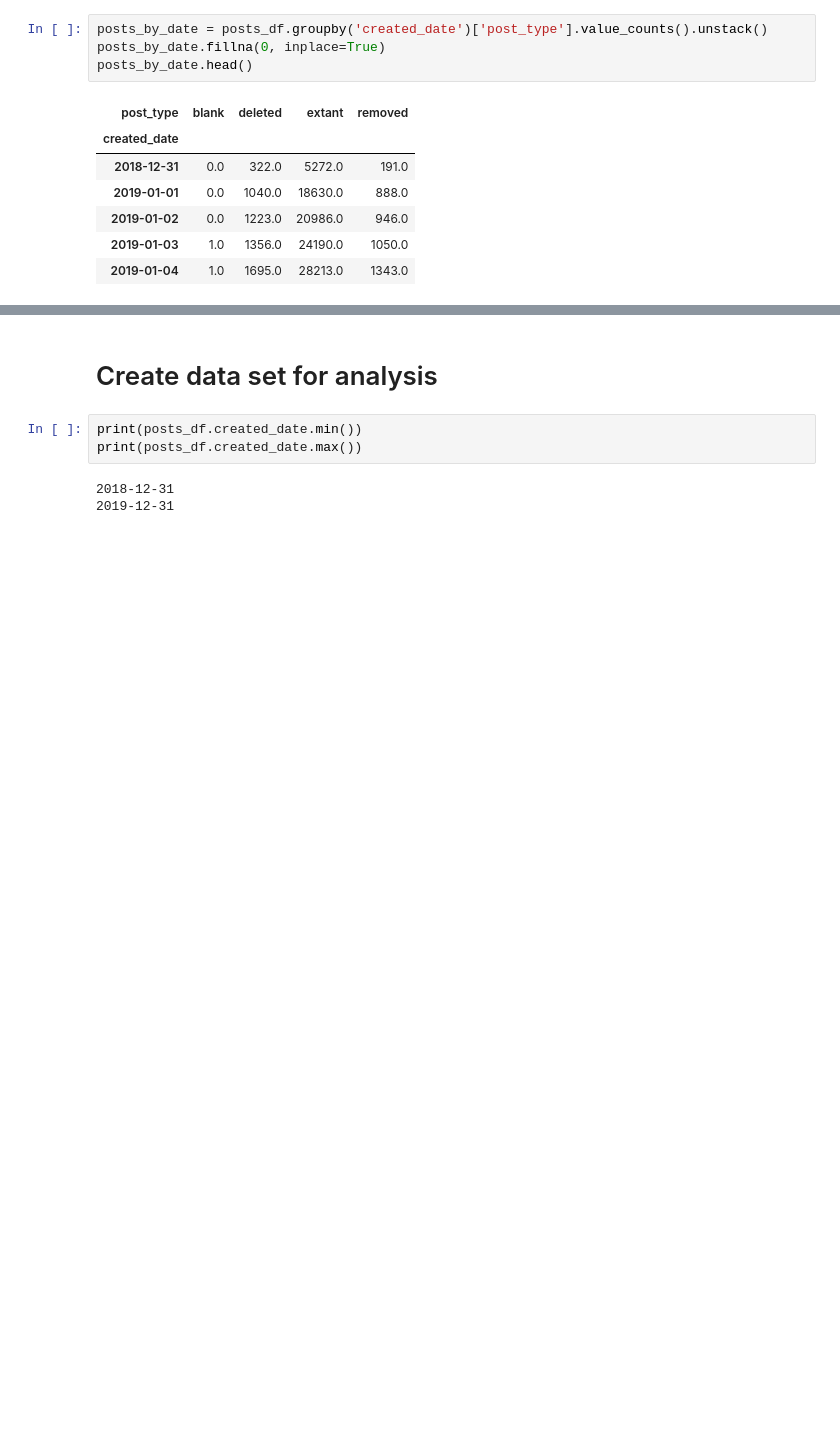
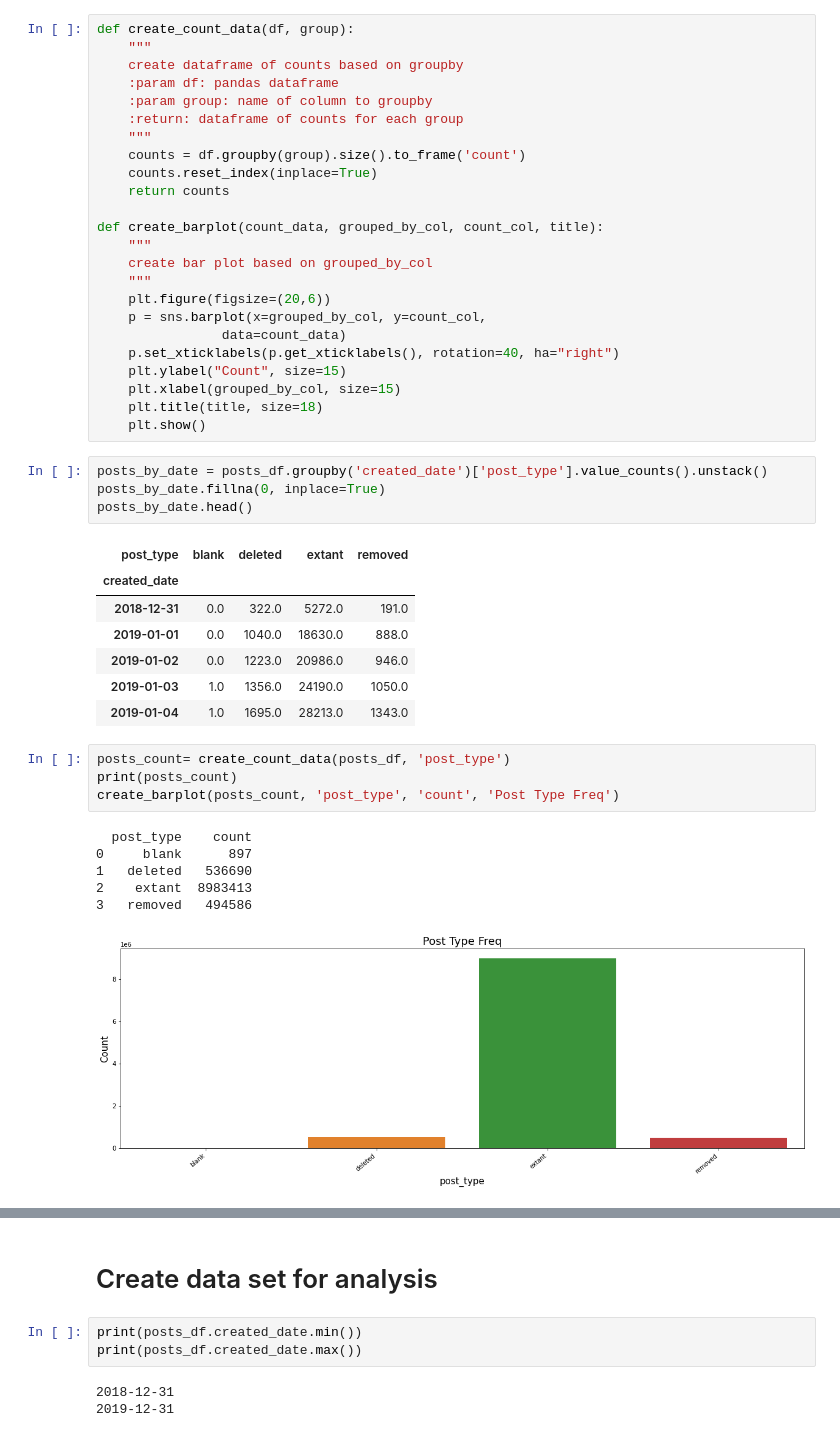
Before and after one commit to npg-mmilosh-cji/RedditQuarantineNLP, a Jupyter notebook: core/analysis/bq_td_eda_and_cleaning.ipynb, the cells around one changed output, grey strips where cells are left out. Saved outputs shown, nothing was run; the diff lists cells and outputs as text; blank space fills up the shorter version.

```diff
--- a/core/analysis/bq_td_eda_and_cleaning.ipynb
+++ b/core/analysis/bq_td_eda_and_cleaning.ipynb
@@ -72,6 +63,30 @@ deleted     536690
 extant     8983413
 removed     494586
 Name: post_type, dtype: int64
+# %%
+def create_count_data(df, group):
+    """
+    create dataframe of counts based on groupby
+    :param df: pandas dataframe
+    :param group: name of column to groupby
+    :return: dataframe of counts for each group
+    """
+    counts = df.groupby(group).size().to_frame('count')
+    counts.reset_index(inplace=True)
+    return counts
+
+def create_barplot(count_data, grouped_by_col, count_col, title):
+    """
+    create bar plot based on grouped_by_col
+    """
+    plt.figure(figsize=(20,6))
+    p = sns.barplot(x=grouped_by_col, y=count_col,
+                data=count_data)
+    p.set_xticklabels(p.get_xticklabels(), rotation=40, ha="right")
+    plt.ylabel("Count", size=15)
+    plt.xlabel(grouped_by_col, size=15)
+    plt.title(title, size=18)
+    plt.show()
 # %%
 posts_by_date = posts_df.groupby('created_date')['post_type'].value_counts().unstack()
 posts_by_date.fillna(0, inplace=True)
@@ -84,6 +99,17 @@ posts_by_date.head()
 | 2019-01-02 | 0.0 | 1223.0 | 20986.0 | 946.0 |
 | 2019-01-03 | 1.0 | 1356.0 | 24190.0 | 1050.0 |
 | 2019-01-04 | 1.0 | 1695.0 | 28213.0 | 1343.0 |
+# %%
+posts_count= create_count_data(posts_df, 'post_type')
+print(posts_count)
+create_barplot(posts_count, 'post_type', 'count', 'Post Type Freq')
+# %% [output]
+  post_type    count
+0     blank      897
+1   deleted   536690
+2    extant  8983413
+3   removed   494586
+[figure, added]
 # %%
 font = {'family' : 'normal',
         'weight' : 'bold',
```
Also changed, not shown: parts of 7 cells of this notebook, 1 other file.
